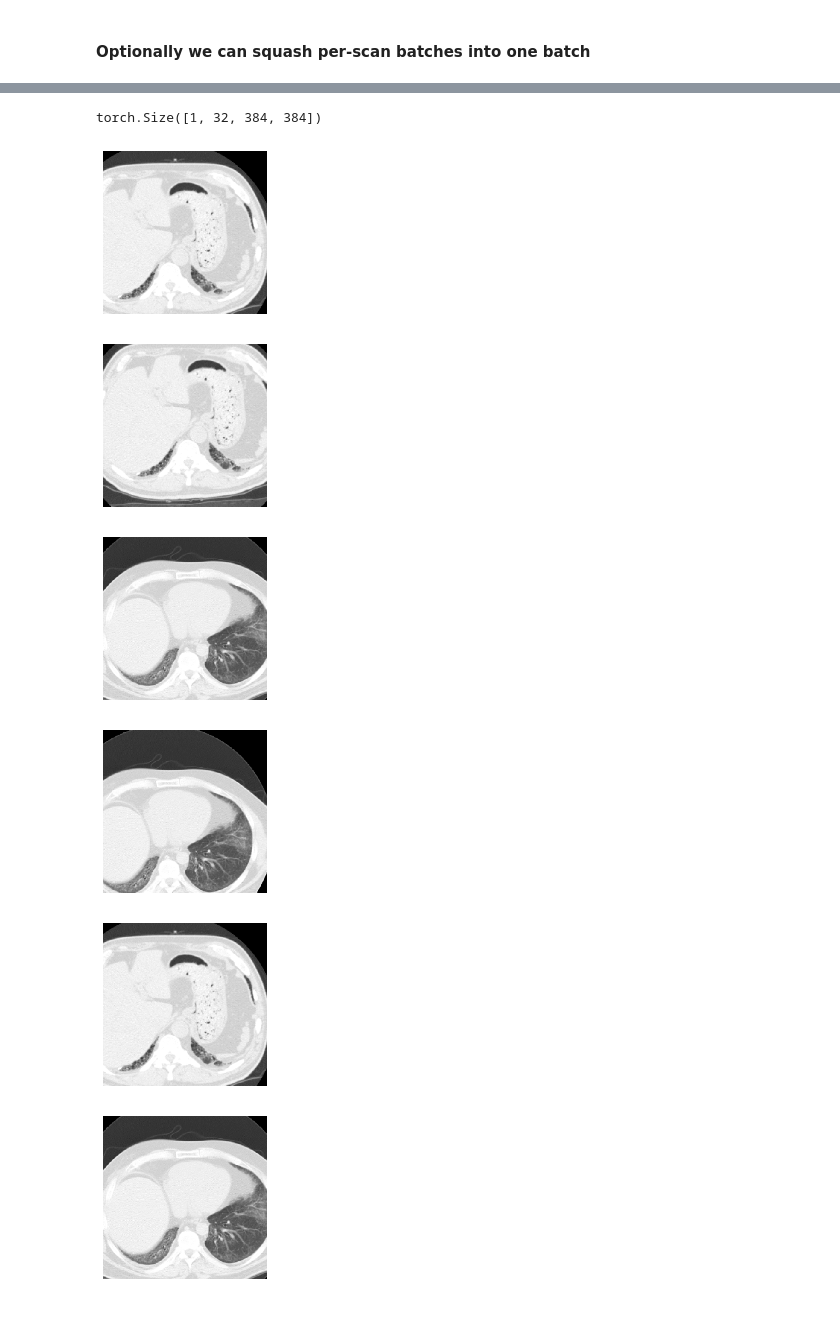
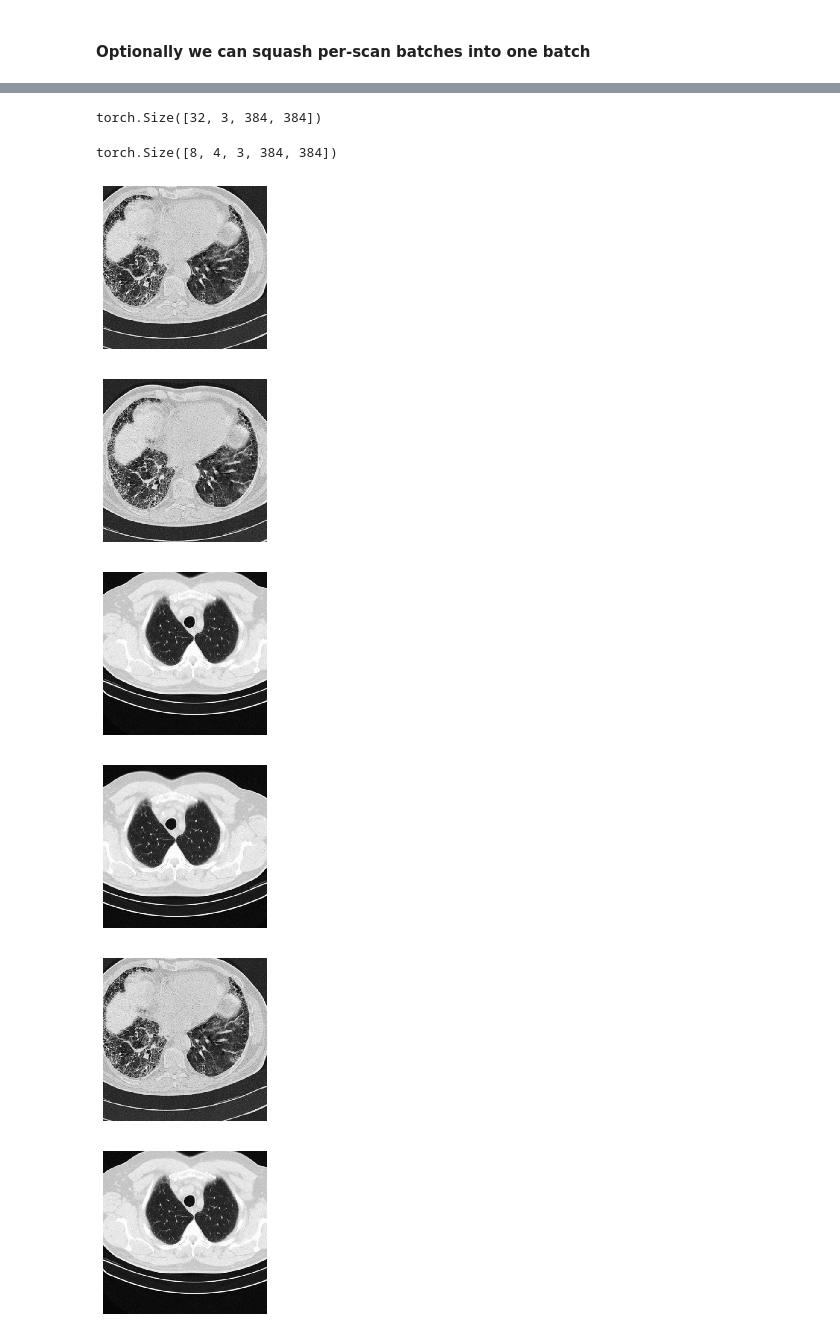
Before and after one commit to CoronaWhy/lunglens, a Jupyter notebook: lib-src/02_loaders.ipynb, the cells around one changed output, grey strips where cells are left out. Drawn from its saved outputs; the diff is of its cells as text; code cells hidden in the pictures.

```diff
--- a/lib-src/02_loaders.ipynb
+++ b/lib-src/02_loaders.ipynb
@@ -83,10 +119,11 @@ class RandomSlicerDataset(Dataset):
 # this just an example
 tfms = A.Compose([
     A.Resize(512, 512),
-    A.RandomCrop(384, 384)
-], p=1)
+    A.RandomCrop(384, 384),
+    ToColorTensor()
+])
 # %%
-dataset = RandomSlicerDataset('../data/prepared', transform=tfms)
+dataset = RandomSlicerDataset(datasets_root, transform=tfms)
 len(dataset)
 # %% [output]
 175
@@ -134,11 +170,23 @@ loader = DataLoader(
 # %%
 # export
 
+# merge list of scans batches into one batch
+# [N, M, ...] -> [N * M, ...]
 def squash_scan_batches(superbatch):
-    shape = list(superbatch.shape)
+    shape = np.array(superbatch.shape)
 
     # slices from all scans and all batches go to single batch
     shape[1] = shape[1] * shape[0]
-    shape[0] = 1
+
+    # drop first dimension
+    return superbatch.view(*shape[1:])
+
+# split batch of slices from N scans into N per-scan batches
+# [N * M, ...] -> [N, M, ...]
+def split_scans(superbatch, num_scans, num_slices):
+    # add extra dimension
+    shape = np.array([0] + list(superbatch.shape))
+
+    shape[:2] = [num_scans, num_slices]
 
     return superbatch.view(*shape)
@@ -154,24 +202,26 @@ type(superbatch0), superbatch0.shape
 # %%
-if squash_scans:
-    shape = list(superbatch0.shape)
-    reshaped_batch0 = squash_scan_batches(superbatch0)
-    reshaped_batch1 = squash_scan_batches(superbatch1)
-    print(reshaped_batch0.shape)
+reshaped_batch0 = squash_scan_batches(superbatch0)
+reshaped_batch1 = squash_scan_batches(superbatch1)
+print(reshaped_batch0.shape)
 # %% [output]
-torch.Size([1, 32, 384, 384])
+torch.Size([32, 3, 384, 384])
+# %%
+split_scans(reshaped_batch1, src_shape[0], src_shape[1]).shape
+# %% [output]
+torch.Size([8, 4, 3, 384, 384])
 # %%
-print_slice(superbatch0[0][1], figsize=(3, 3))
-print_slice(superbatch1[0][1], figsize=(3, 3))
-print_slice(superbatch0[1][1], figsize=(3, 3))
-print_slice(superbatch1[1][1], figsize=(3, 3))
+print_slice(superbatch0[0][1][0], figsize=(3, 3))
+print_slice(superbatch1[0][1][0], figsize=(3, 3))
+print_slice(superbatch0[1][1][0], figsize=(3, 3))
+print_slice(superbatch1[1][1][0], figsize=(3, 3))
 # %% [output]
-[figure, old version]
+[figure, new version]
-[figure, old version]
+[figure, new version]
-[figure, old version]
+[figure, new version]
-[figure, old version]
+[figure, new version]
 # %%
-print_slice(reshaped_batch0[0][1], figsize=(3, 3))
-print_slice(reshaped_batch0[0][4 + 1], figsize=(3, 3))
+print_slice(reshaped_batch0[1][0], figsize=(3, 3))
+print_slice(reshaped_batch0[4 + 1][0], figsize=(3, 3))
 # %% [output]
-[figure, old version]
+[figure, new version]
-[figure, old version]
+[figure, new version]
```
Also changed, not shown: parts of 15 cells of this notebook, 2 other files.
